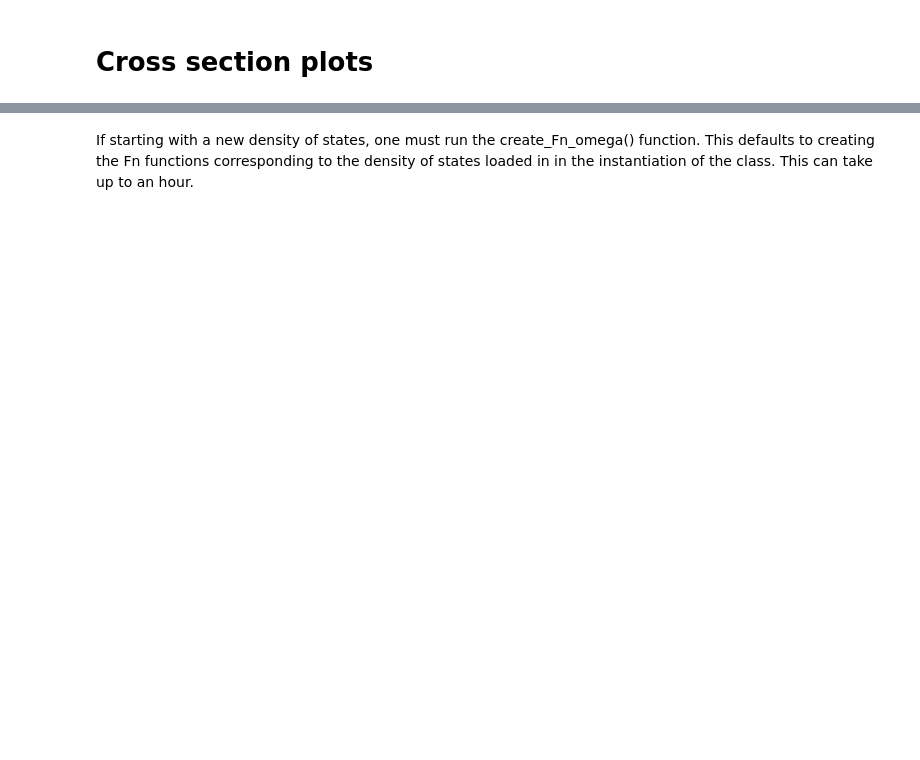
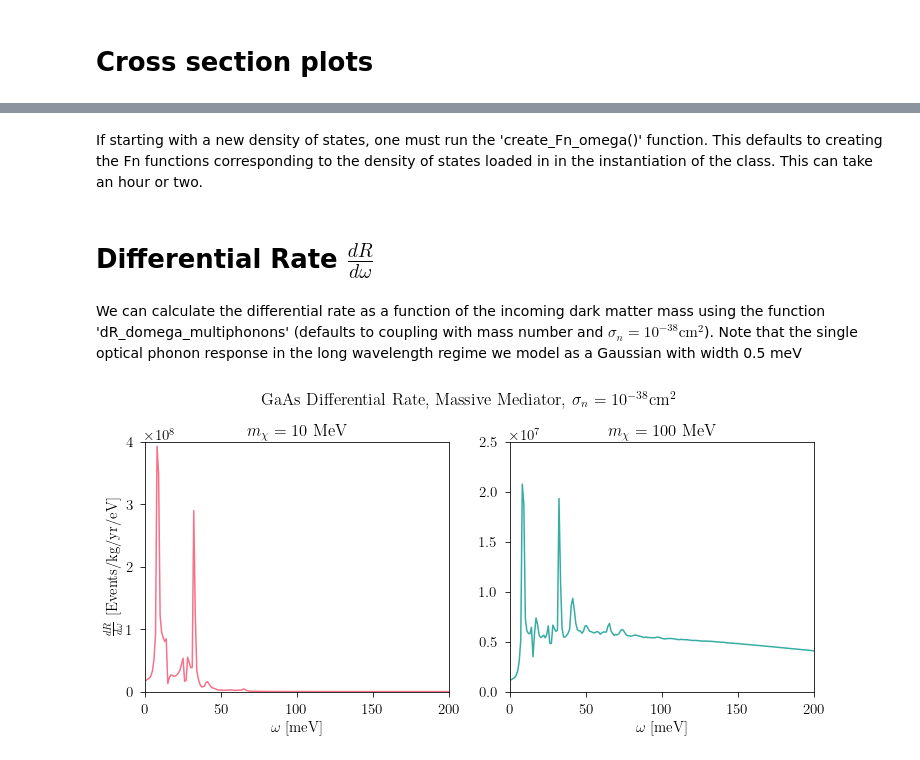
Before and after one commit to tongylin/DarkELF, a Jupyter notebook: examples/darkelf_multiphonons.ipynb, the cells around one changed output, grey strips where cells are left out. Drawn from its saved outputs; the diff is of its cells as text; code cells hidden in the pictures; blank space fills up the shorter version.

Commit message:
updated example
added differential rates and dark photon (custom form factor) example

```diff
--- a/examples/darkelf_multiphonons.ipynb
+++ b/examples/darkelf_multiphonons.ipynb
@@ -144,2 +162,2 @@ Points 25 to 29 took 20.609495878219604 seconds to calculate
 # %% [markdown]
-If starting with a new density of states, one must run the create_Fn_omega() function. This defaults to creating the Fn functions corresponding to the density of states loaded in in the instantiation of the class. This can take up to an hour.
+If starting with a new density of states, one must run the 'create_Fn_omega()' function. This defaults to creating the Fn functions corresponding to the density of states loaded in in the instantiation of the class. This can take an hour or two.
@@ -147,0 +164,53 @@ si.create_Fn_omega()
+# %% [markdown]
+# Differential Rate $\frac{dR}{d\omega}$
+# %% [markdown]
+We can calculate the differential rate as a function of the incoming dark matter mass using the function 'dR_domega_multiphonons' (defaults to coupling with mass number and $\sigma_n = 10^{-38} \mathrm{cm}^2$). Note that the single optical phonon response in the long wavelength regime we model as a Gaussian with width 0.5 meV
+# %%
+import seaborn as sns
+
+mdm1 = 1e7
+mdm2 = 1e8
+
+omegarange = np.linspace(0, 200e-3, 200)
+
+dr_domega1 = [gaas.dR_domega_multiphonons(mdm1, omega, mediator='massive') for omega in omegarange]
+dr_domega2 = [gaas.dR_domega_multiphonons(mdm2, omega, mediator='massive') for omega in omegarange]
+
+colors = sns.color_palette("husl", 2)
+
+fig, (ax1, ax2) = plt.subplots(1, 2, figsize=(12, 4.6))
+
+ax1.plot(omegarange*1e3, dr_domega1, color=colors[0])
+ax2.plot(omegarange*1e3, dr_domega2, color=colors[1])
+
+
+ax1.set_xlabel(r'$\omega \ [\mathrm{meV}]$',fontsize=15)
+ax2.set_xlabel(r'$\omega \ [\mathrm{meV}]$',fontsize=15)
+ax1.set_ylabel(r'$\frac{dR}{d\omega} \ [\mathrm{Events}/\mathrm{kg}/\mathrm{yr}/\mathrm{eV}]$',fontsize=15)
+
+
+ax1.set_title(r'$m_\chi = 10$ MeV')
+ax2.set_title(r'$m_\chi = 100$ MeV')
+
+ax1.set_xlim([0,200])
+ax2.set_xlim([0,200])
+
+ax1.set_ylim([0,4e8])
+ax2.set_ylim([0,2.5e7])
+
+
+xtick_major = [50*n for n in range(5)]
+ytick_major = [1e8*n for n in range(5)]
+ax1.set_yticks(ytick_major)
+
+ax1.set_xticks(xtick_major)
+ax2.set_xticks(xtick_major)
+
+ytick_major = [0.5e7*n for n in range(6)]
+ax2.set_yticks(ytick_major)
+
+plt.suptitle(r'GaAs Differential Rate, Massive Mediator, $\sigma_n = 10^{-38} \mathrm{cm}^2$', y=1.03)
+
+plt.savefig(plotdir+"gaas_massive_rates.pdf",bbox_inches='tight')
+# %% [output]
+[figure, added]
```
Also changed, not shown: parts of 10 cells of this notebook.
